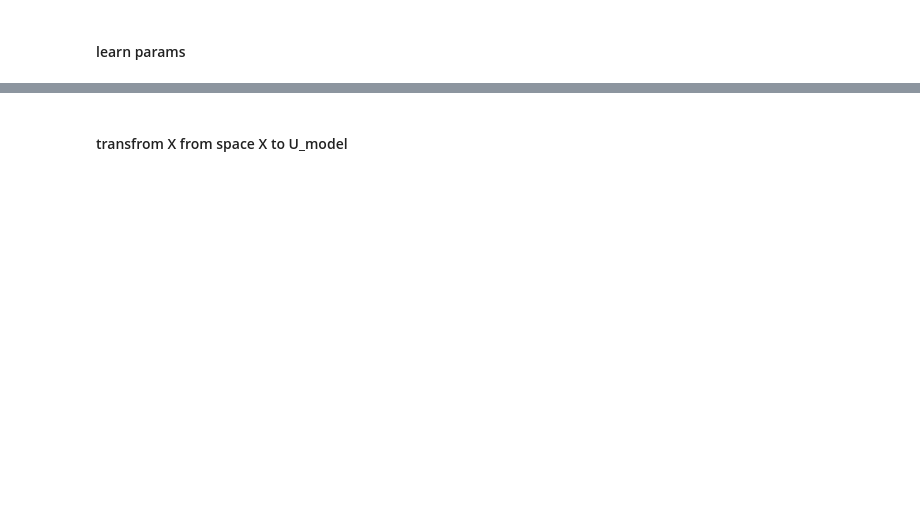
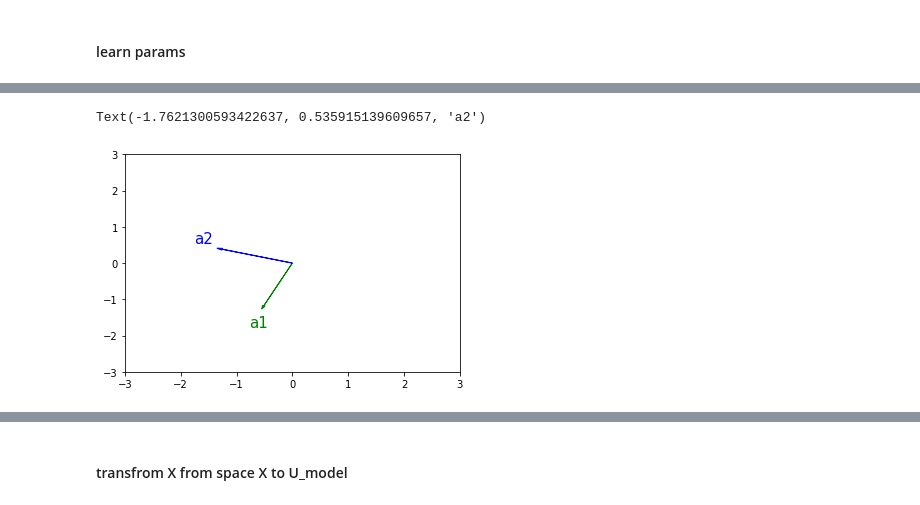
Before and after one commit to RRisto/learning, a Jupyter notebook: linear_algebra_learn/linear_discriminant_analysis/probabilistic_linear_discriminant_analysis.ipynb, the cells around one changed output, grey strips where cells are left out. Saved outputs shown, nothing was run; the diff lists cells and outputs as text; code cells hidden in the pictures; blank space fills up the shorter version.

```diff
--- a/linear_algebra_learn/linear_discriminant_analysis/probabilistic_linear_discriminant_analysis.ipynb
+++ b/linear_algebra_learn/linear_discriminant_analysis/probabilistic_linear_discriminant_analysis.ipynb
@@ -249,3 +287,15 @@ array([[ 0.03049698,  0.94799527, -0.03550019, -0.26390487, -0.93576472],
+# %%
+#plot A
+fig, ax = plt.subplots()
+ax.set_xlim([-3,3])
+ax.set_ylim([-3,3])
+ax.arrow(0, 0, *A.T[0,:], head_width=0.05, head_length=0.1, color='green')
+ax.text(*(A[:,0]*1.5), 'a1', fontsize=15, color='green')
+ax.arrow(0, 0, *A.T[1,:], head_width=0.05, head_length=0.1, color='blue')
+ax.text(*(A[:,1]*1.4), 'a2', fontsize=15, color='blue')
+# %% [output]
+Text(-1.7621300593422637, 0.535915139609657, 'a2')
+[figure, added]
 # %%
 Psi
 # %% [output]
```
Also changed, not shown: parts of 51 cells of this notebook, 1 other file.
